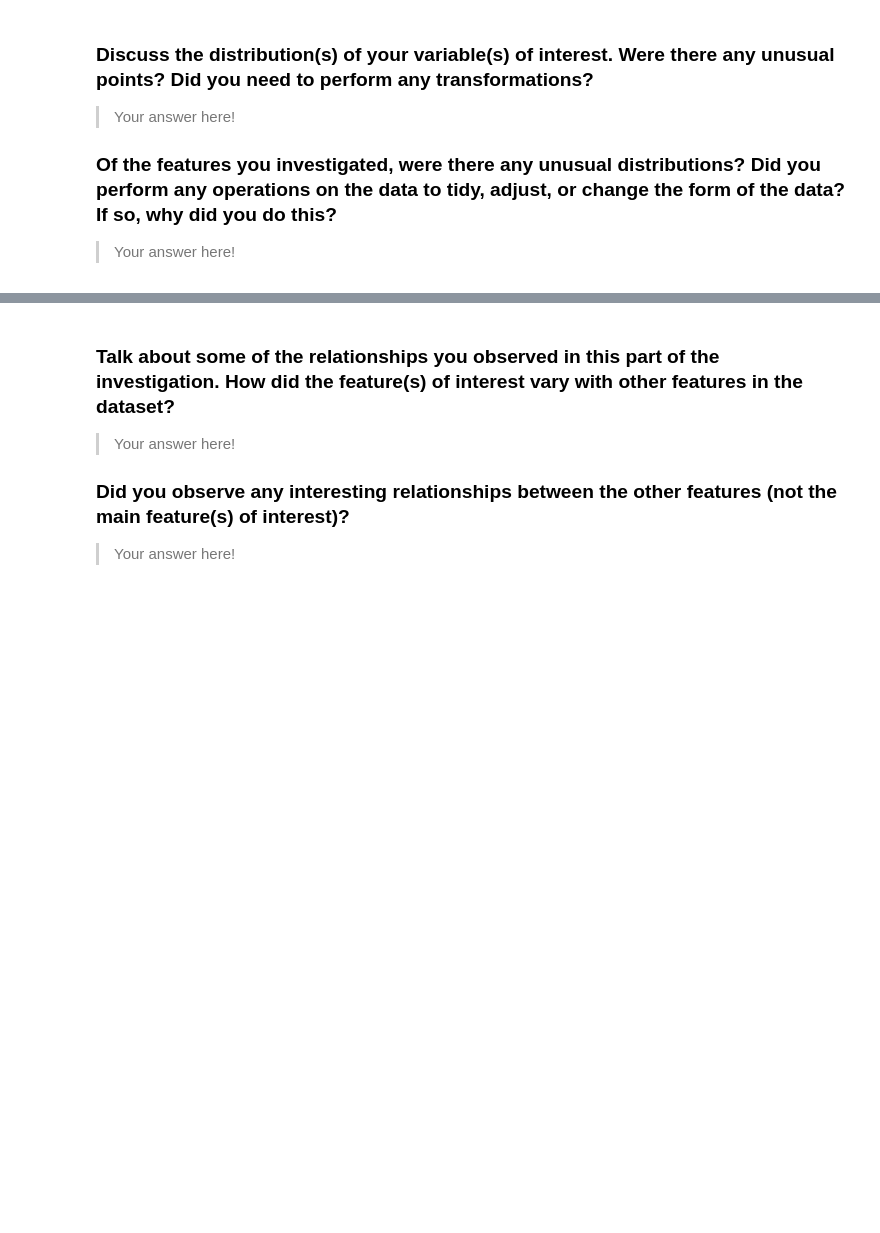
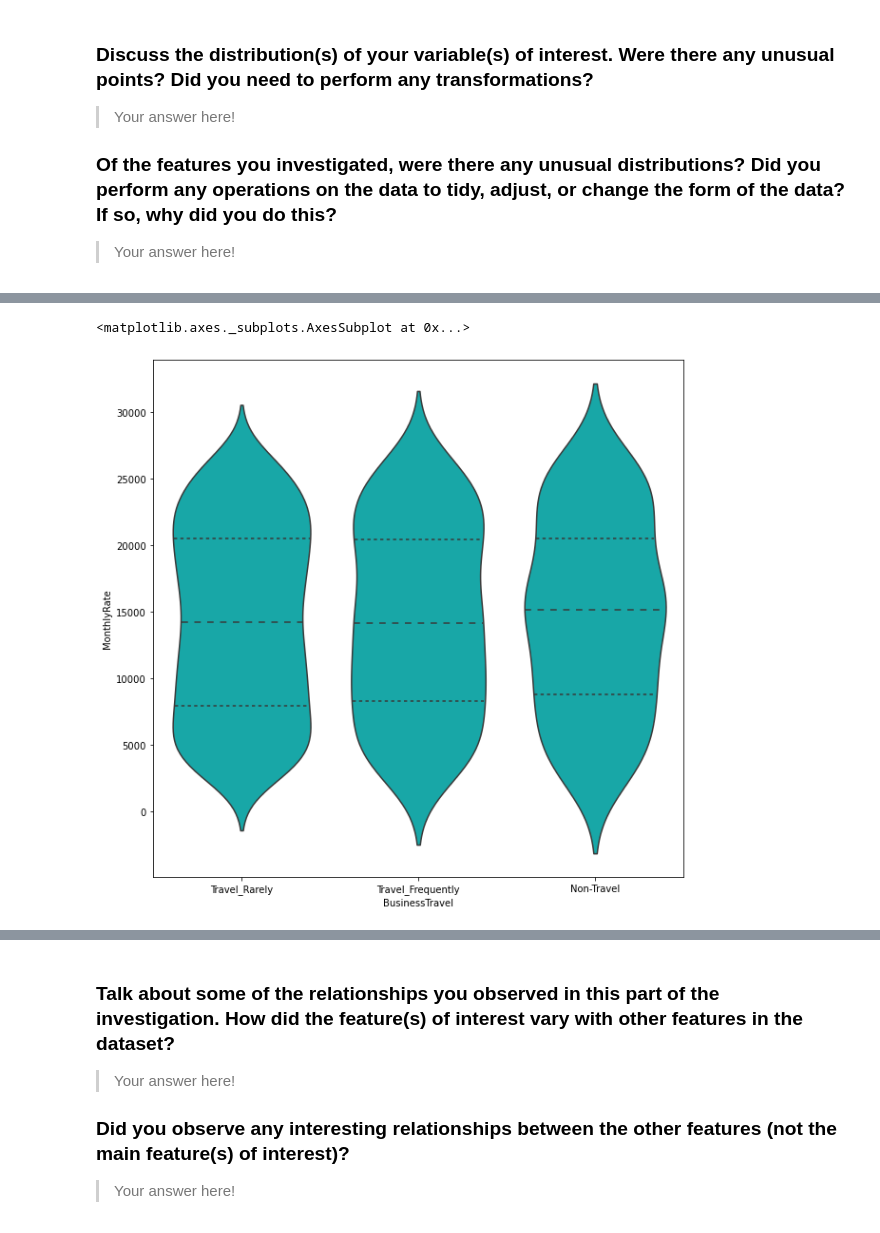
Before and after one commit to yufrances90/Communicate-Data-Findings, a Jupyter notebook: exploration_2.ipynb, the cells around one changed output, grey strips where cells are left out. Drawn from its saved outputs; the diff is of its cells as text; code cells hidden in the pictures; blank space fills up the shorter version.

```diff
--- a/exploration_2.ipynb
+++ b/exploration_2.ipynb
@@ -244,0 +300,5 @@ fashion in the previous section (univariate exploration).
+# %%
+sns.violinplot(data=df, x='BusinessTravel', y='MonthlyRate', inner='quartile', color='c')
+# %% [output]
+<matplotlib.axes._subplots.AxesSubplot at 0x...>
+[figure, added]
```
Also changed, not shown: parts of 9 cells of this notebook.
